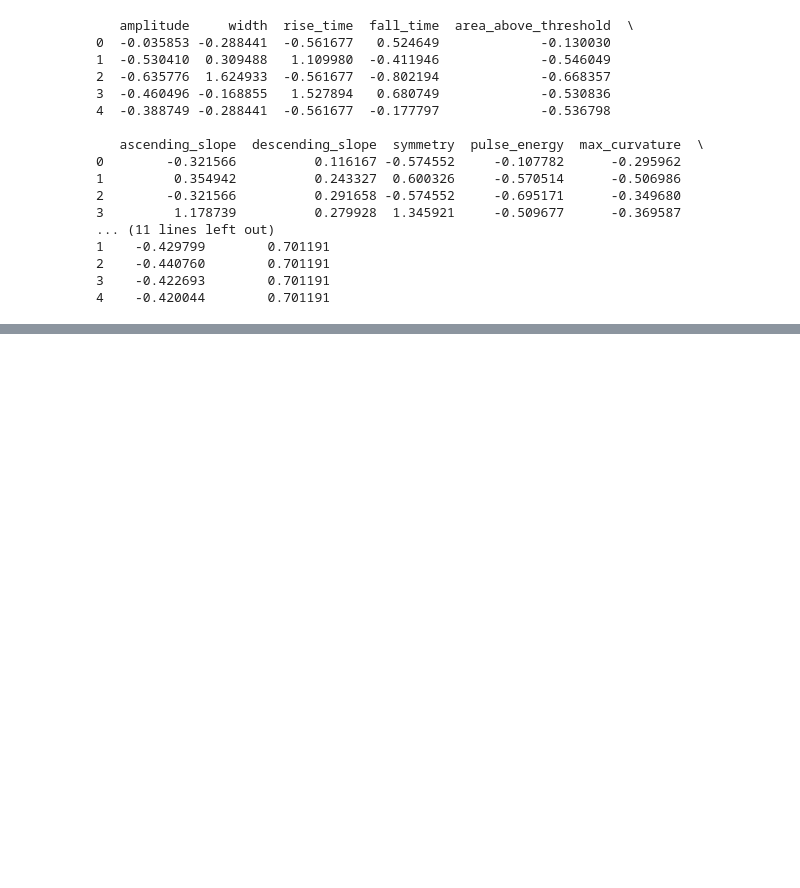
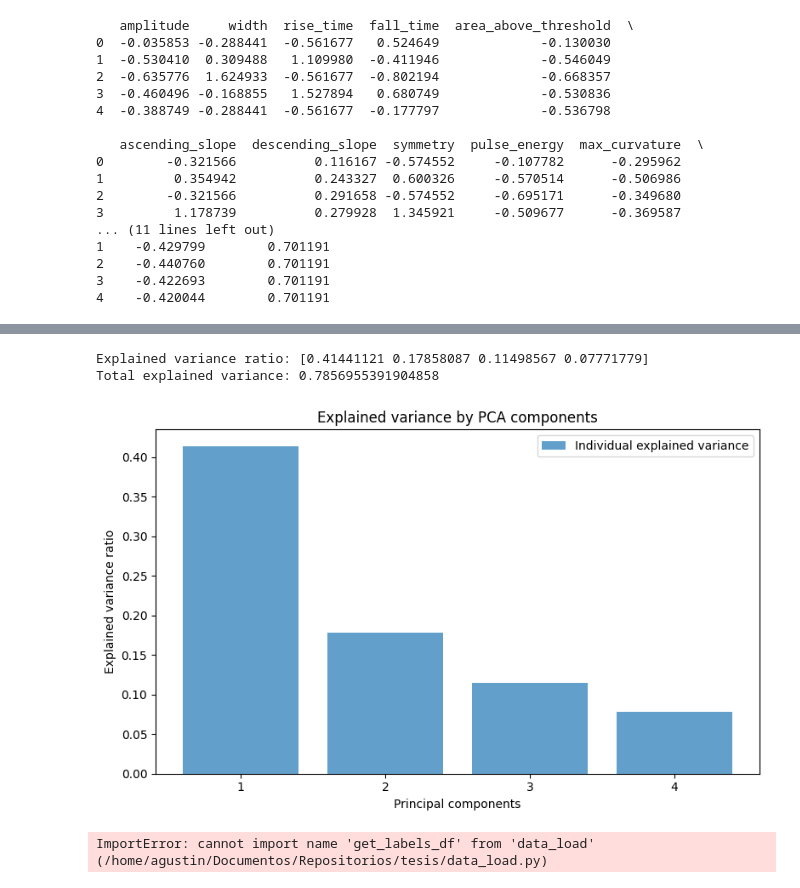
Before and after one commit to delgadoagustin/tesis, a Jupyter notebook: 1_Features.ipynb, the cells around one changed output, grey strips where cells are left out. Saved outputs shown, nothing was run; the diff lists cells and outputs as text; code cells hidden in the pictures; blank space fills up the shorter version.

Commit message:
Load labels and PCA

```diff
--- a/1_Features.ipynb
+++ b/1_Features.ipynb
@@ -401,0 +423,35 @@ print(scaled_features_df.head())
+# %%
+from sklearn.decomposition import PCA
+
+# Perform PCA
+pca = PCA(n_components=4)
+pca_features = pca.fit_transform(scaled_features)
+
+# Explained variance
+explained_variance = pca.explained_variance_ratio_
+print(f"Explained variance ratio: {explained_variance}")
+print(f"Total explained variance: {sum(explained_variance)}")
+
+# Plot explained variance
+plt.figure(figsize=(8, 5))
+plt.bar(range(1, len(explained_variance) + 1), explained_variance, alpha=0.7, align='center', label='Individual explained variance')
+plt.ylabel('Explained variance ratio')
+plt.xlabel('Principal components')
+plt.title('Explained variance by PCA components')
+plt.xticks(range(1, len(explained_variance) + 1))
+plt.legend(loc='best')
+plt.tight_layout()
+plt.show()
+# %% [output]
+Explained variance ratio: [0.41441121 0.17858087 0.11498567 0.07771779]
+Total explained variance: 0.7856955391904858
+[figure, added]
+# %%
+from data_load import get_labels_df
+
+labels = get_labels_df(os.getenv("labels_csv_path"), files_amount) ## Cargar datos
+
+# Muestro los datos
+print(labels.head())
+# %% [output]
+ImportError: cannot import name 'get_labels_df' from 'data_load' (/home/agustin/Documentos/Repositorios/tesis/data_load.py)
```
Also changed, not shown: parts of 3 cells of this notebook, 1 other file.
